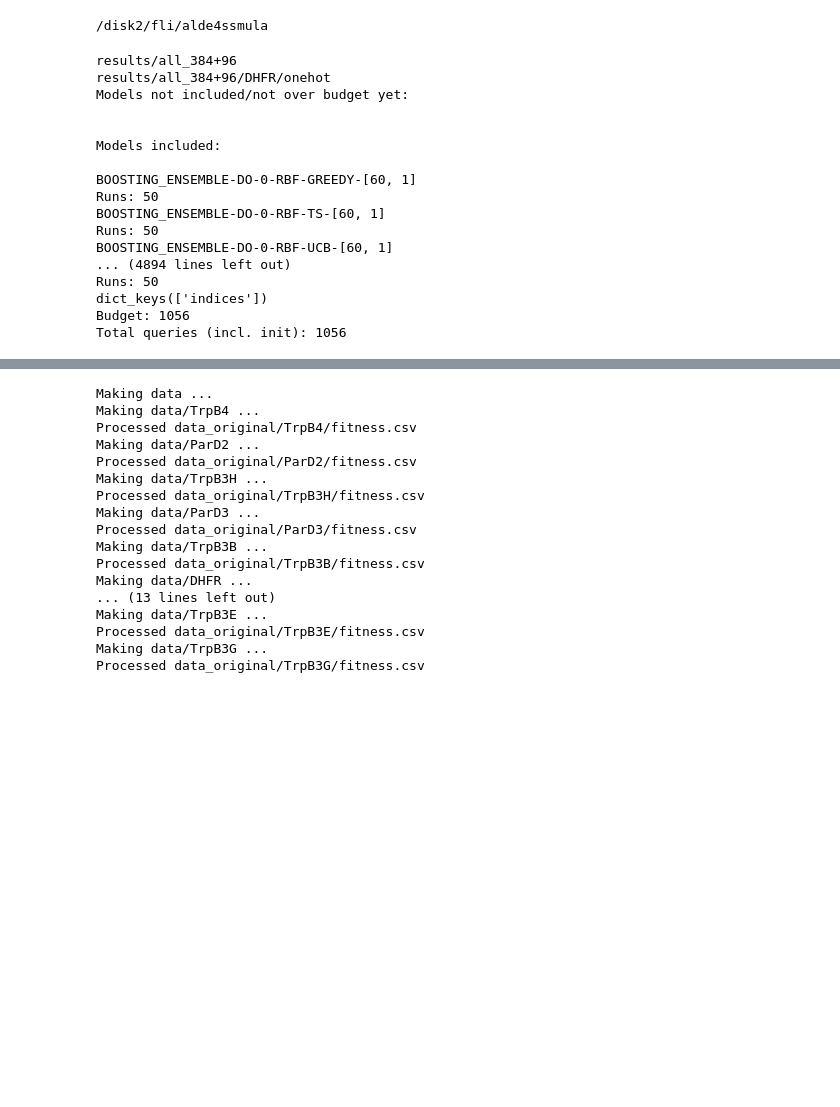
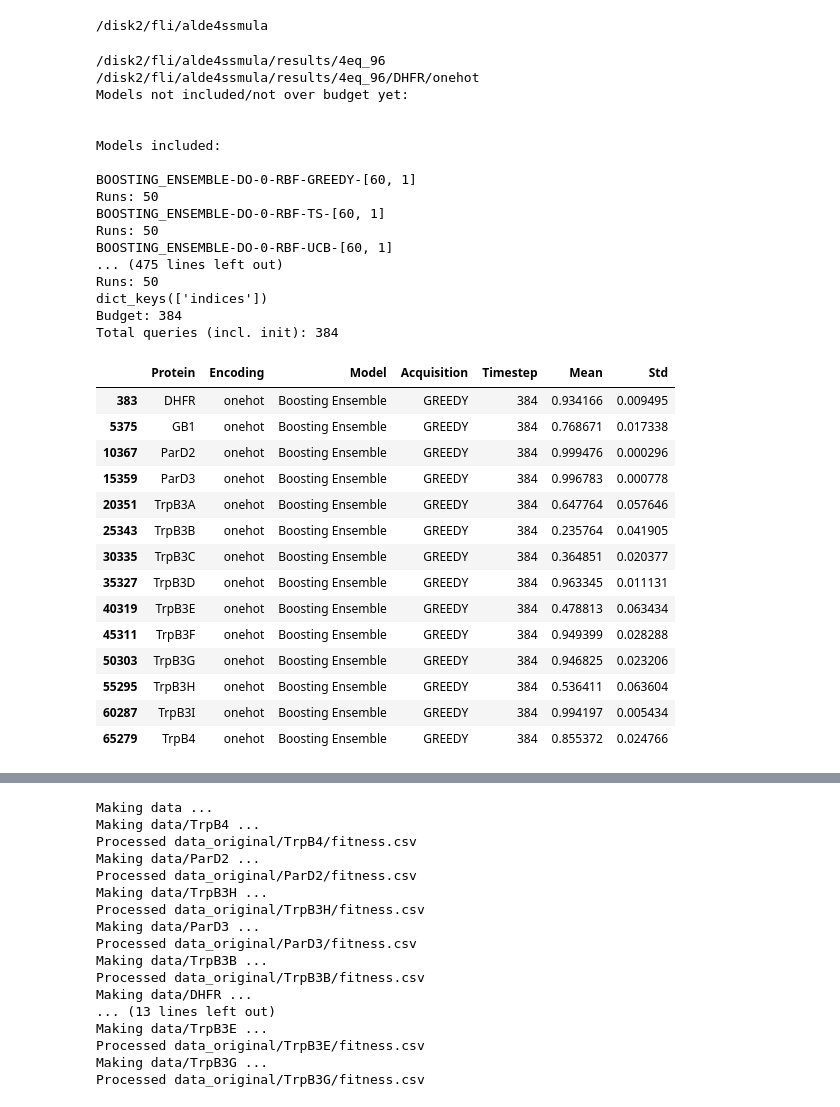
Before and after one commit to fhalab/alde4ssmula, a Jupyter notebook: analysis/tabulate_results.ipynb, the cells around one changed output, grey strips where cells are left out. Drawn from its saved outputs; the diff is of its cells as text; code cells hidden in the pictures; blank space fills up the shorter version.

```diff
--- a/analysis/tabulate_results.ipynb
+++ b/analysis/tabulate_results.ipynb
@@ -145,8 +145,10 @@ def tabulate_regret(df, tests, budget, subdir, randregret=None):
             df.loc[len(df.index)] = [protein, encoding, model, acquisition, timestep, single_mean, single_std]
     return df
 # %%
-for res_dir in (glob.glob('results/all_*')):
-# for res_dir in (glob.glob('results/1920+96+baseline')):
+# for res_dir in (glob.glob('results/all_*')):
+for res_dir in [
+    "/disk2/fli/alde4ssmula/results/4eq_96"
+]:
     print(res_dir)
 
     #Loop over different datasets and encodings
@@ -177,8 +179,8 @@ for res_dir in (glob.glob('results/all_*')):
 
     del df
 # %% [output]
-results/all_384+96
-results/all_384+96/DHFR/onehot
+/disk2/fli/alde4ssmula/results/4eq_96
+/disk2/fli/alde4ssmula/results/4eq_96/DHFR/onehot
 Models not included/not over budget yet:
 
 
@@ -189,9 +191,9 @@ Runs: 50
 BOOSTING_ENSEMBLE-DO-0-RBF-TS-[60, 1]
 Runs: 50
 BOOSTING_ENSEMBLE-DO-0-RBF-UCB-[60, 1]
-... (4894 lines left out)
+... (475 lines left out)
 Runs: 50
 dict_keys(['indices'])
-Budget: 1056
-Total queries (incl. init): 1056
+Budget: 384
+Total queries (incl. init): 384
 # %%
@@ -198,0 +201,18 @@ df = pd.read_csv("/disk2/fli/alde4ssmula/results/all_384+96/all_results.csv")
+# %%
+df[(df["Encoding"]=="onehot") & (df["Acquisition"] == "GREEDY") & (df["Model"] == "Boosting Ensemble") & (df["Timestep"] == 384)]
+# %% [output]
+|  | Protein | Encoding | Model | Acquisition | Timestep | Mean | Std |
+| 383 | DHFR | onehot | Boosting Ensemble | GREEDY | 384 | 0.934166 | 0.009495 |
+| 5375 | GB1 | onehot | Boosting Ensemble | GREEDY | 384 | 0.768671 | 0.017338 |
+| 10367 | ParD2 | onehot | Boosting Ensemble | GREEDY | 384 | 0.999476 | 0.000296 |
+| 15359 | ParD3 | onehot | Boosting Ensemble | GREEDY | 384 | 0.996783 | 0.000778 |
+| 20351 | TrpB3A | onehot | Boosting Ensemble | GREEDY | 384 | 0.647764 | 0.057646 |
+| 25343 | TrpB3B | onehot | Boosting Ensemble | GREEDY | 384 | 0.235764 | 0.041905 |
+| 30335 | TrpB3C | onehot | Boosting Ensemble | GREEDY | 384 | 0.364851 | 0.020377 |
+| 35327 | TrpB3D | onehot | Boosting Ensemble | GREEDY | 384 | 0.963345 | 0.011131 |
+| 40319 | TrpB3E | onehot | Boosting Ensemble | GREEDY | 384 | 0.478813 | 0.063434 |
+| 45311 | TrpB3F | onehot | Boosting Ensemble | GREEDY | 384 | 0.949399 | 0.028288 |
+| 50303 | TrpB3G | onehot | Boosting Ensemble | GREEDY | 384 | 0.946825 | 0.023206 |
+| 55295 | TrpB3H | onehot | Boosting Ensemble | GREEDY | 384 | 0.536411 | 0.063604 |
+| 60287 | TrpB3I | onehot | Boosting Ensemble | GREEDY | 384 | 0.994197 | 0.005434 |
+| 65279 | TrpB4 | onehot | Boosting Ensemble | GREEDY | 384 | 0.855372 | 0.024766 |
```
Also changed, not shown: parts of 3 cells of this notebook, 2 other files.
